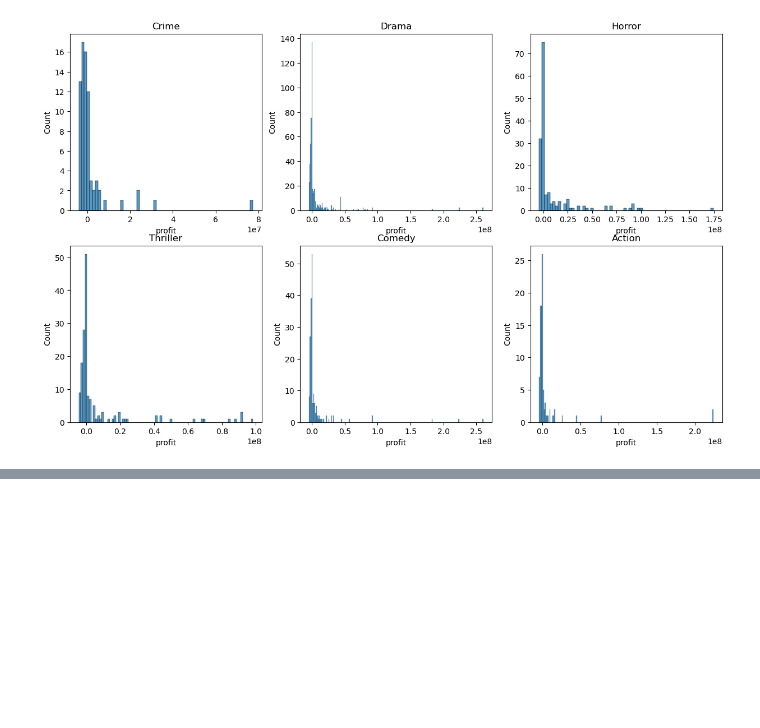
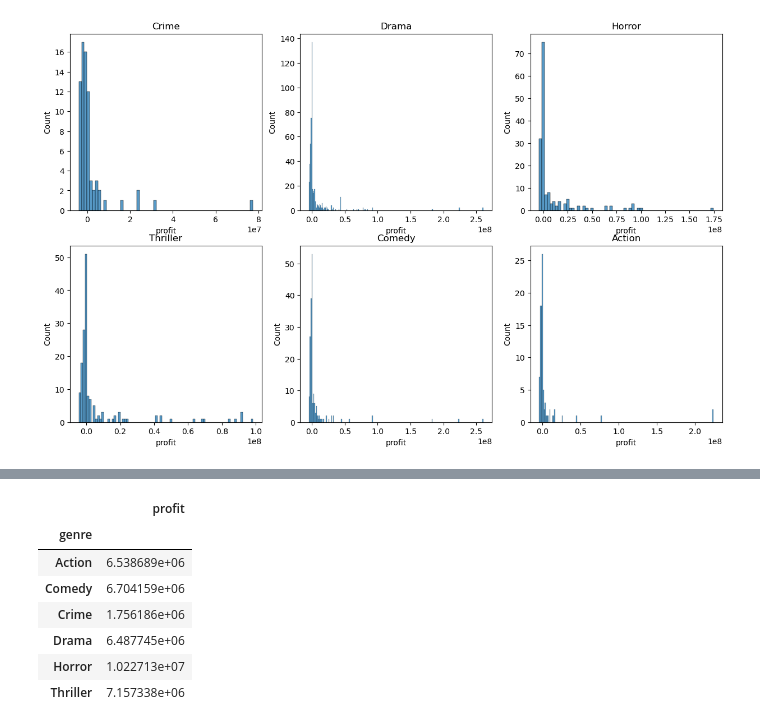
Before and after one commit to jgoett2/Phase-2-MovieProject, a Jupyter notebook: EDA1.ipynb, the cells around one changed output, grey strips where cells are left out. Cells and saved outputs as stored; diff of their text form; code cells hidden in the pictures; blank space fills up the shorter version.

```diff
--- a/EDA1.ipynb
+++ b/EDA1.ipynb
@@ -676,0 +675,11 @@ genres_list
+# %%
+df5.groupby("genre").mean()
+# %% [output]
+|  | profit |
+| genre |  |
+| Action | 6.538689e+06 |
+| Comedy | 6.704159e+06 |
+| Crime | 1.756186e+06 |
+| Drama | 6.487745e+06 |
+| Horror | 1.022713e+07 |
+| Thriller | 7.157338e+06 |
```
Also changed, not shown: parts of 5 cells of this notebook.
